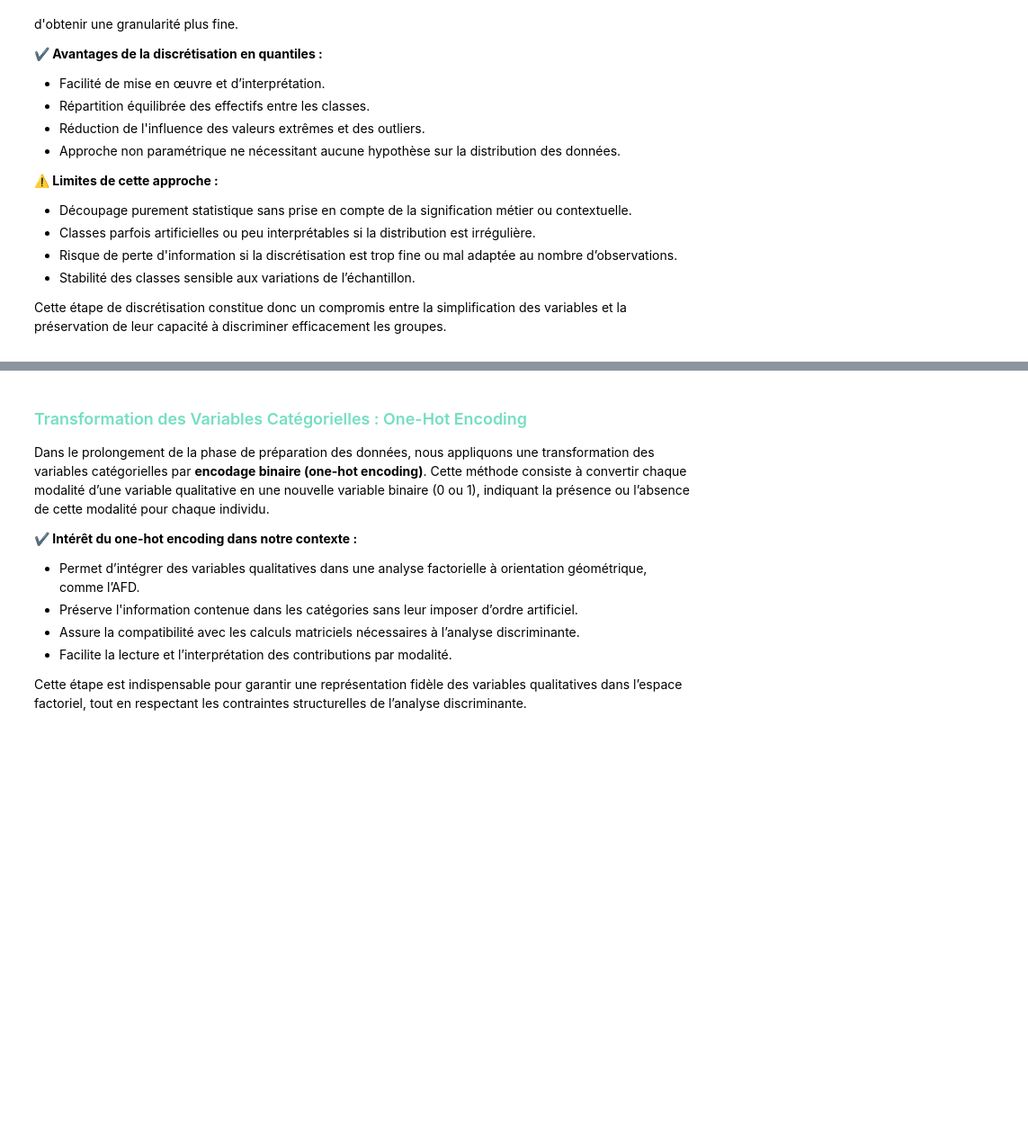
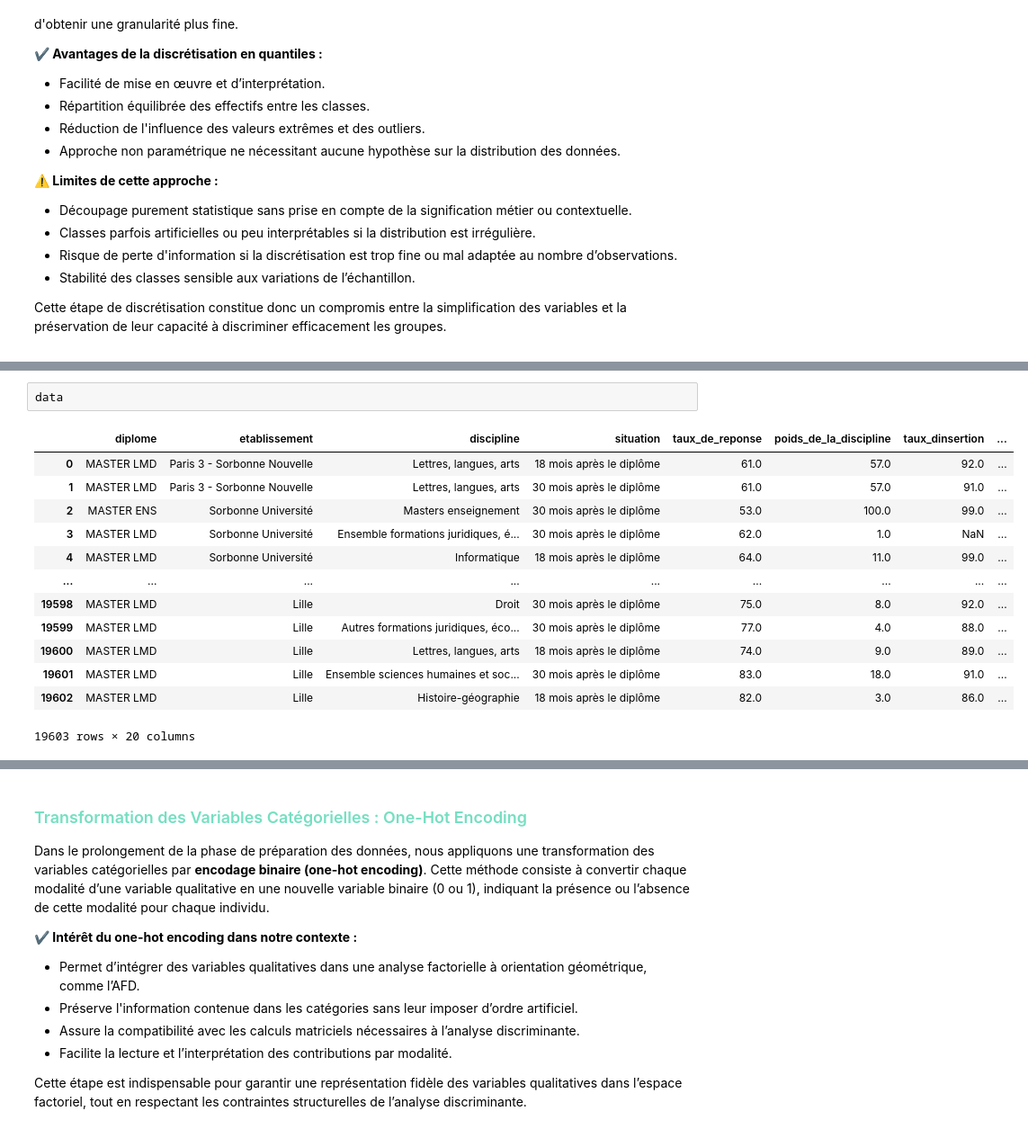
Before and after one commit to aduayom/afd-universites-france, a Jupyter notebook: main.ipynb, the cells around one changed output, grey strips where cells are left out. Shown at 90% size. Drawn from its saved outputs; the diff is of its cells as text; blank space fills up the shorter version.

```diff
--- a/main.ipynb
+++ b/main.ipynb
@@ -204,3 +204,19 @@ display(data_categorise.head())
 | 5 | MASTER LMD | Sorbonne Université | Autres sciences, technologies et ... | 18 mois après le diplôme | Q1 | Q3 | ... |
+# %%
+data
+# %% [output]
+|  | diplome | etablissement | discipline | situation | taux_de_reponse | poids_de_la_discipline | taux_dinsertion | ... |
+| 0 | MASTER LMD | Paris 3 - Sorbonne Nouvelle | Lettres, langues, arts | 18 mois après le diplôme | 61.0 | 57.0 | 92.0 | ... |
+| 1 | MASTER LMD | Paris 3 - Sorbonne Nouvelle | Lettres, langues, arts | 30 mois après le diplôme | 61.0 | 57.0 | 91.0 | ... |
+| 2 | MASTER ENS | Sorbonne Université | Masters enseignement | 30 mois après le diplôme | 53.0 | 100.0 | 99.0 | ... |
+| 3 | MASTER LMD | Sorbonne Université | Ensemble formations juridiques, é... | 30 mois après le diplôme | 62.0 | 1.0 | NaN | ... |
+| 4 | MASTER LMD | Sorbonne Université | Informatique | 18 mois après le diplôme | 64.0 | 11.0 | 99.0 | ... |
+| ... | ... | ... | ... | ... | ... | ... | ... | ... |
+| 19598 | MASTER LMD | Lille | Droit | 30 mois après le diplôme | 75.0 | 8.0 | 92.0 | ... |
+| 19599 | MASTER LMD | Lille | Autres formations juridiques, éco... | 30 mois après le diplôme | 77.0 | 4.0 | 88.0 | ... |
+| 19600 | MASTER LMD | Lille | Lettres, langues, arts | 18 mois après le diplôme | 74.0 | 9.0 | 89.0 | ... |
+| 19601 | MASTER LMD | Lille | Ensemble sciences humaines et soc... | 30 mois après le diplôme | 83.0 | 18.0 | 91.0 | ... |
+| 19602 | MASTER LMD | Lille | Histoire-géographie | 18 mois après le diplôme | 82.0 | 3.0 | 86.0 | ... |
+19603 rows × 20 columns
 # %%
 import pandas as pd
```
Also changed, not shown: parts of 3 cells of this notebook, 1 other file.
